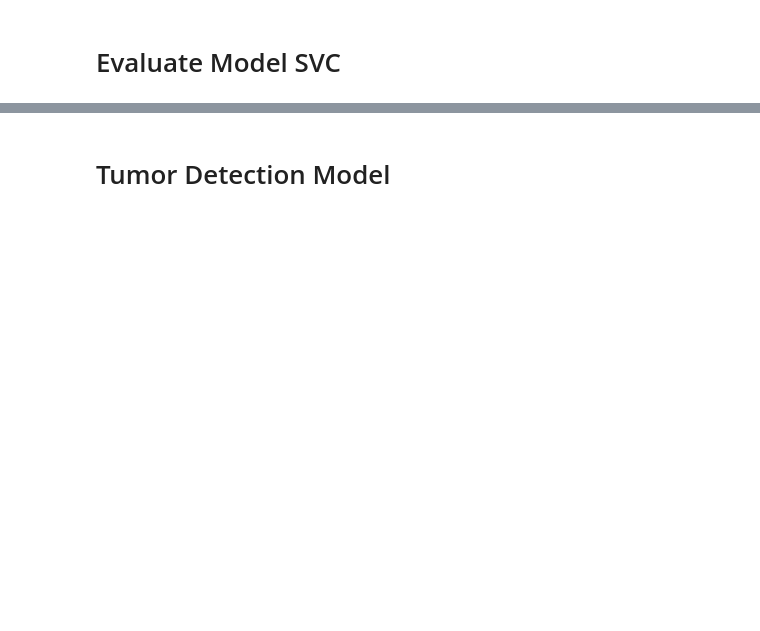
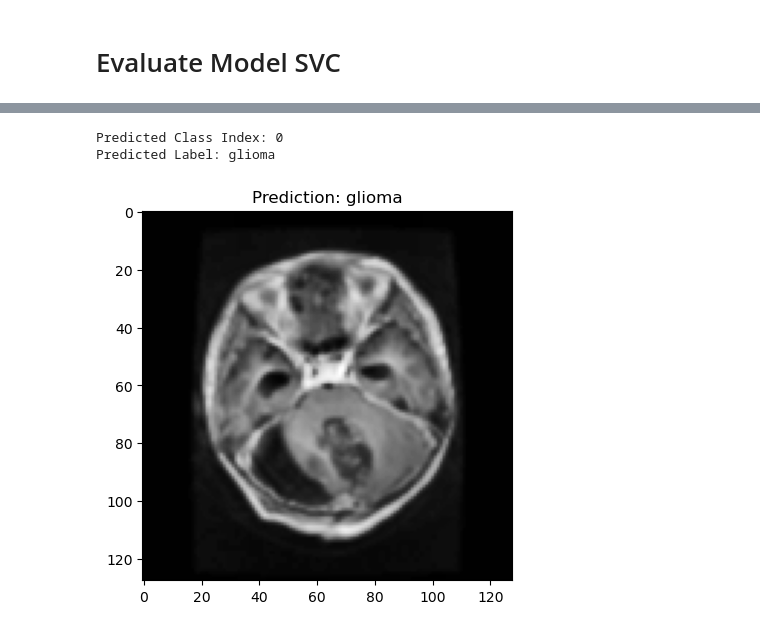
Before and after one commit to Varixen98/Brain-Tumor-Detection, a Jupyter notebook: bt_detection_model.ipynb, the cells around one changed output, grey strips where cells are left out. Drawn from its saved outputs; the diff is of its cells as text; code cells hidden in the pictures; blank space fills up the shorter version.

```diff
--- a/bt_detection_model.ipynb
+++ b/bt_detection_model.ipynb
@@ -243,3 +268,48 @@ plt.show()
+# %%
+# 1. Load the image
+path = "./dataset/brisc2025/classification_task/test/glioma/brisc2025_test_00001_gl_ax_t1.jpg"
+test_img = cv.imread(path)
+
+if test_img is None:
+    print("Error: Could not read image. Check the path.")
+else:
+    # 2. RESIZE THE IMAGE (Crucial Step!)
+    # Your model expects 128x128 inputs. Without this, LBP hangs and features won't match.
+    test_img_resized = cv.resize(test_img, (128, 128))
+
+    # 3. Preprocess
+    # Pass the RESIZED image. process_img returns a list.
+    processed_list = preprocess.process_img([test_img_resized])
+
+    # Get the single image out of the list
+    img_ready = processed_list[0]
+
+    # 4. Extract Features
+    # (Use the correct variable 'img_ready' here)
+    test_features_1d = extractor.extract_all_features(img_ready)
+
+    # 5. Reshape for the Model
+    # Convert from (N_features,) to (1, N_features)
+    test_features_2d = np.array([test_features_1d])
+
+    # 6. Scale Features (Use transform, NOT fit_transform)
+    test_features_scaled = scalerx.transform(test_features_2d)
+
+    # 7. Predict
+    pred_idx = svc_model.predict(test_features_scaled)[0]
+    pred_label = loader.int_to_class[pred_idx]
+
+    print(f"Predicted Class Index: {pred_idx}")
+    print(f"Predicted Label: {pred_label}")
+
+    # Optional: View the image being tested
+    plt.imshow(img_ready, cmap='gray')
+    plt.title(f"Prediction: {pred_label}")
+    plt.show()
+# %% [output]
+Predicted Class Index: 0
+Predicted Label: glioma
+[figure, added]
 # %%
 # filename = "svc_bt_classification_model(128px).joblib"
 # joblib.dump(svc_model, filename=filename)
@@ -251,5 +321,3 @@ plt.show()
 # # 3. Save the Class Mapping (so the app knows 0='glioma', etc.)
 # # Assuming loader.int_to_class exists from your previous code
 # joblib.dump(loader.int_to_class, 'class_labels.joblib')
-# %% [markdown]
-<h1>Tumor Detection Model</h1>
```
Also changed, not shown: parts of 7 cells of this notebook.
